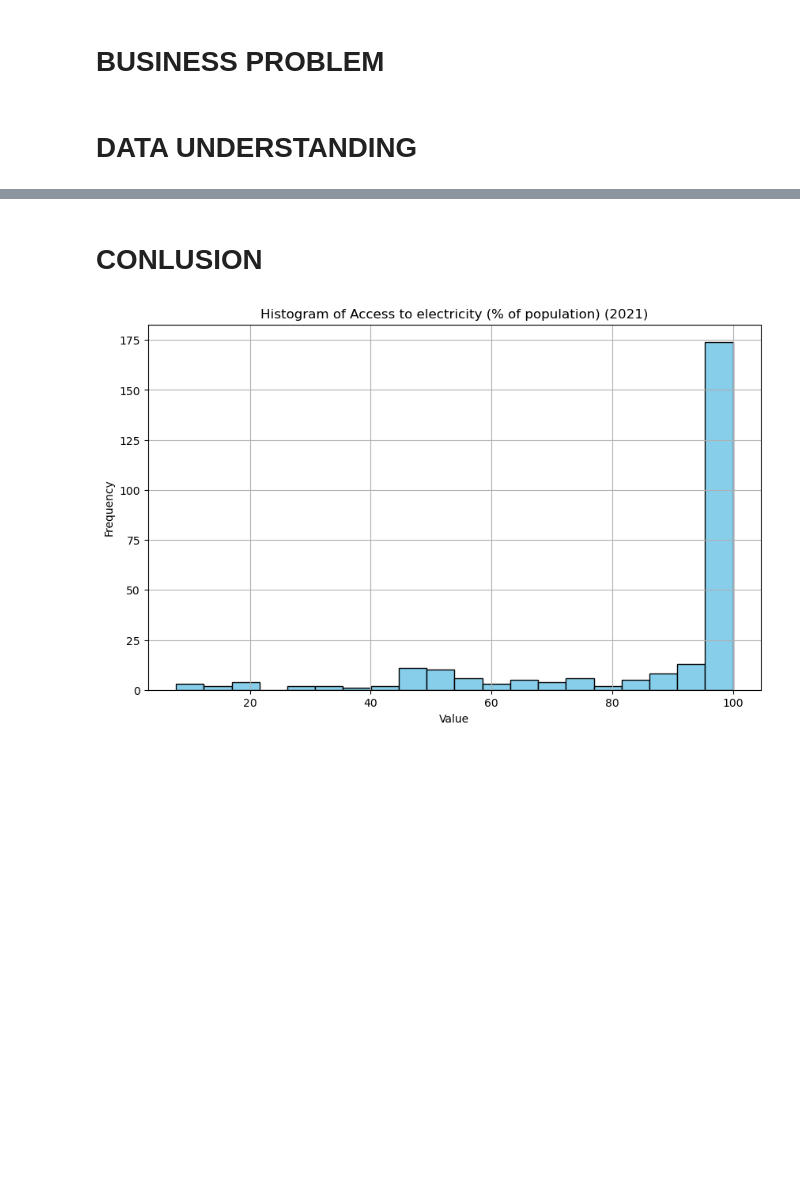
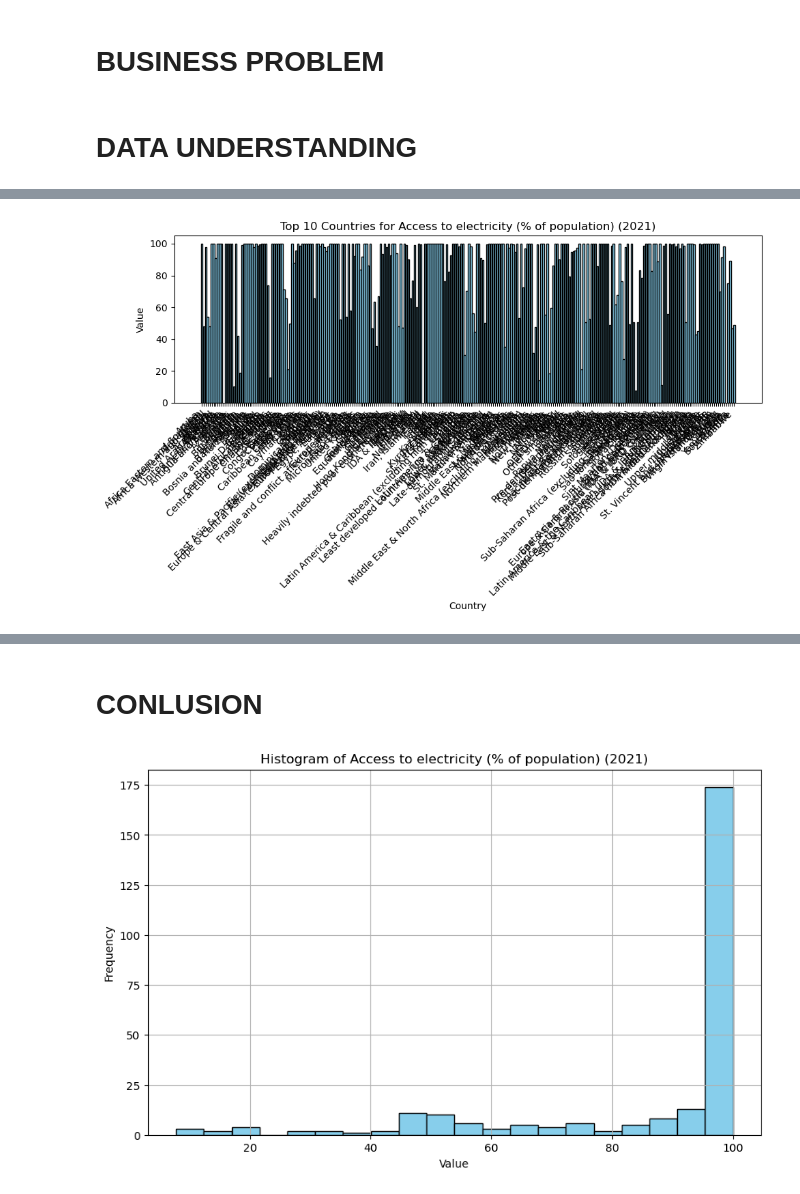
Before and after one commit to Isaac-Ndirangu-Muturi-749/World-Bank-Socioeconomic-Indicators-Analysis-Project, a Jupyter notebook: jupyter_notebook.ipynb, the cells around one changed output, grey strips where cells are left out. Saved outputs shown, nothing was run; the diff lists cells and outputs as text; code cells hidden in the pictures; blank space fills up the shorter version.

```diff
--- a/jupyter_notebook.ipynb
+++ b/jupyter_notebook.ipynb
@@ -8,0 +259,99 @@
+# %%
+import pandas as pd
+import os
+import matplotlib.pyplot as plt
+import seaborn as sns
+import plotly.express as px
+
+class DataVisualizer:
+    def __init__(self, folder_path, data_file, country_metadata_file, indicator_metadata_file, year):
+        self.folder_path = folder_path
+        self.data_file = data_file
+        self.country_metadata_file = country_metadata_file
+        self.indicator_metadata_file = indicator_metadata_file
+        self.year = year
+
+        self.data = None
+        self.country_metadata = None
+        self.indicator_name = None
+
+    def read_data(self):
+        self.data = pd.read_csv(os.path.join(self.folder_path, self.data_file), skiprows=4)
+        self.country_metadata = pd.read_csv(os.path.join(self.folder_path, self.country_metadata_file))
+        indicator_metadata = pd.read_csv(os.path.join(self.folder_path, self.indicator_metadata_file))
+        self.indicator_name = indicator_metadata['INDICATOR_NAME'][0]
+
+    def create_histogram(self, column_name):
+        plt.figure(figsize=(10, 6))
+        plt.hist(self.data[column_name], bins=20, color='skyblue', edgecolor='black')
+        plt.xlabel('Value')
+        plt.ylabel('Frequency')
+        plt.title(f'Histogram of {self.indicator_name} ({self.year})')
+        plt.grid()
+        plt.show()
+
+    def create_bar_plot(self, x_column, y_column, xlabel, ylabel, title, rotation=True):
+        plt.figure(figsize=(10, 6))
+        plt.bar(self.data[x_column], self.data[y_column], color='skyblue', edgecolor='black')
+        plt.xlabel(xlabel)
+        plt.ylabel(ylabel)
+        plt.title(title)
+        plt.xticks(rotation=45, ha='right')
+        plt.tight_layout()
+        plt.show()
+
+    def create_bar_plot_seaborn(self, x_column, y_column, xlabel, ylabel, title, rotation=True):
+        plt.figure(figsize=(10, 6))
+        sns.barplot(data=self.data, x=x_column, y=y_column, color='skyblue', edgecolor='black')
+        plt.xlabel(xlabel)
+        plt.ylabel(ylabel)
+        plt.title(title)
+        plt.xticks(rotation=45, ha='right')
+        plt.tight_layout()
+        plt.show()
+
+    def create_bar_plot_plotly(self, x_column, y_column, xlabel, ylabel, title, rotation=True):
+        fig = px.bar(self.data, x=x_column, y=y_column, color=y_column, title=title)
+        if rotation:
+            fig.update_layout(xaxis_tickangle=-45)
+        fig.show()
+
+    def plot_histogram(self):
+        self.create_histogram(self.year)
+
+    def plot_top_10(self, x_column):
+        title = f'Top 10 Countries for {self.indicator_name} ({self.year})'
+        top_countries_data = self.data.nlargest(10, self.year)[[x_column, self.year]]
+        self.create_bar_plot(x_column, self.year, 'Country', 'Value', title, rotation=False)
+
+    def plot_bottom_10(self, x_column):
+        title = f'Bottom 10 Countries for {self.indicator_name} ({self.year})'
+        bottom_countries_data = self.data.nsmallest(10, self.year)[[x_column, self.year]]
+        self.create_bar_plot_seaborn(x_column, self.year, 'Country', 'Value', title, rotation=False)
+
+    def plot_by_income_group(self):
+        title = f'Average Value by Income Group for {self.indicator_name} ({self.year})'
+        income_group_data = self.data.merge(self.country_metadata[['Country Code', 'IncomeGroup']], on='Country Code')
+        income_group_means = income_group_data.groupby('IncomeGroup')[self.year].mean().reset_index()
+        self.create_bar_plot_seaborn('IncomeGroup', self.year, 'Income Group', 'Average Value', title)
+
+    def plot_by_region(self):
+        title = f'Average by Region for {self.indicator_name} ({self.year})'
+        region_data = self.data.merge(self.country_metadata[['Country Code', 'Region']], on='Country Code')
+        region_means = region_data.groupby('Region')[self.year].mean().reset_index()
+        self.create_bar_plot_plotly('Region', self.year, 'Region', 'Average Value', title)
+
+# Call the class and methods with the appropriate file paths and year
+visualizer = DataVisualizer("DATASETS/Access to electricity (% of population)",
+                            "API_EG.ELC.ACCS.ZS_DS2_en_csv_v2_5729318.csv",
+                            "Metadata_Country_API_EG.ELC.ACCS.ZS_DS2_en_csv_v2_5729318.csv",
+                            "Metadata_Indicator_API_EG.ELC.ACCS.ZS_DS2_en_csv_v2_5729318.csv",
+                            '2021')  # Change to the desired year
+
+visualizer.read_data()
+visualizer.plot_histogram()
+visualizer.plot_top_10('Country Name')
+visualizer.plot_bottom_10('Country Name')
+visualizer.plot_by_income_group()
+visualizer.plot_by_region()
+# %% [output]
@@ -8,0 +360 @@
+[figure, added]
```
Also changed, not shown: parts of 48 cells of this notebook, 1 other file.
